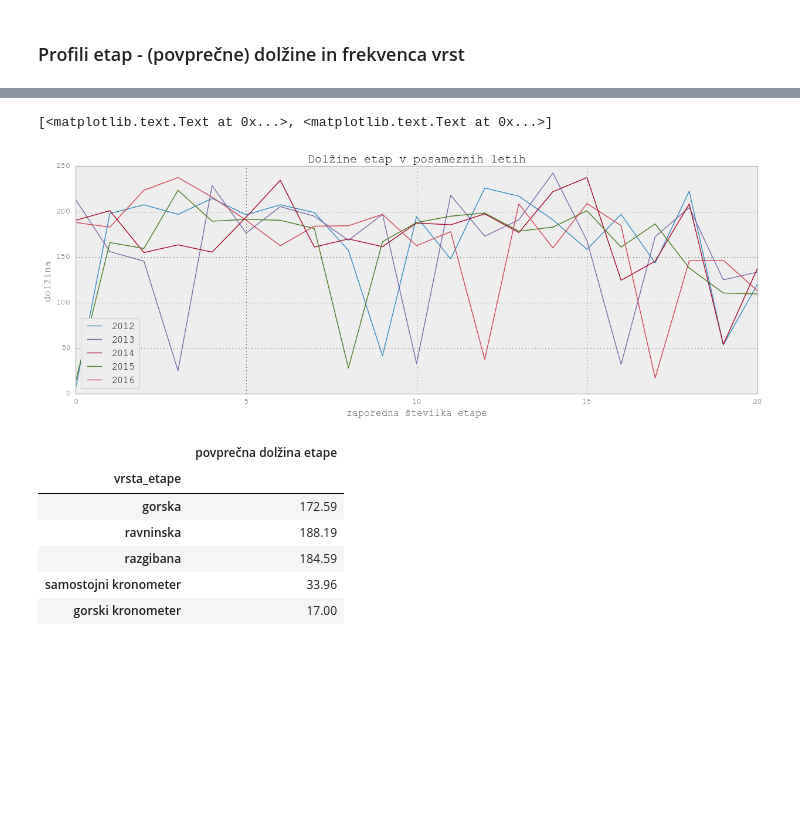
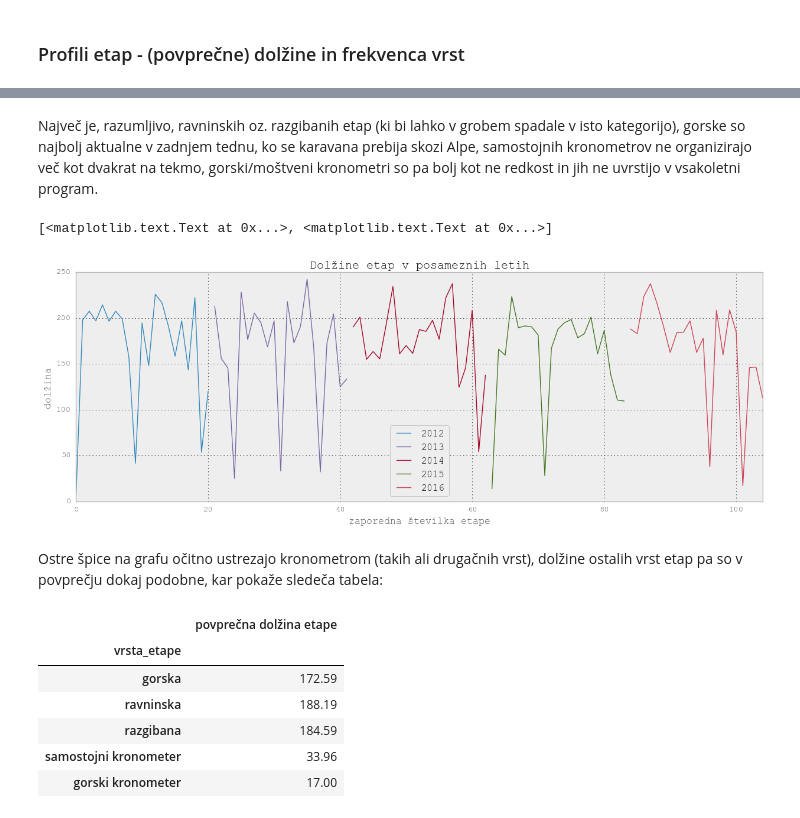
Before and after one commit to aeTS/Projekt-PRO1, a Jupyter notebook: Projekt_analiza_Tour.ipynb, the cells around one changed output, grey strips where cells are left out. Saved outputs shown, nothing was run; the diff lists cells and outputs as text; code cells hidden in the pictures; blank space fills up the shorter version.

```diff
--- a/Projekt_analiza_Tour.ipynb
+++ b/Projekt_analiza_Tour.ipynb
@@ -329,0 +299,3 @@ e2016 = pd.read_csv('Etape\\Tour2016.csv')
+# %%
+etape = pd.read_csv('etape.csv')
+etape[:15]
@@ -350,17 +334,25 @@ tabela(e2012, e2013, e2014, e2015, e2016, 'vrsta_etape')
+# %% [markdown]
+Največ je, razumljivo, ravninskih oz. razgibanih etap (ki bi lahko v grobem spadale v isto kategorijo),
+gorske so najbolj aktualne v zadnjem tednu, ko se karavana prebija skozi Alpe,
+samostojnih kronometrov ne organizirajo več kot dvakrat na tekmo,
+gorski/moštveni kronometri so pa bolj kot ne redkost in jih ne uvrstijo v vsakoletni program.
 # %%
-d2 = pd.DataFrame(e2012['dolžina_etape'])
+d2 = pd.DataFrame(etape[etape.leto == 2012]['dolžina_etape'])
 d2.columns = ['2012']
-d3 = pd.DataFrame(e2013['dolžina_etape'])
+d3 = pd.DataFrame(etape[etape.leto == 2013]['dolžina_etape'])
 d3.columns = ['2013']
-d4 = pd.DataFrame(e2014['dolžina_etape'])
+d4 = pd.DataFrame(etape[etape.leto == 2014]['dolžina_etape'])
 d4.columns = ['2014']
-d5 = pd.DataFrame(e2015['dolžina_etape'])
+d5 = pd.DataFrame(etape[etape.leto == 2015]['dolžina_etape'])
 d5.columns = ['2015']
-d6 = pd.DataFrame(e2016['dolžina_etape'])
+d6 = pd.DataFrame(etape[etape.leto == 2016]['dolžina_etape'])
 d6.columns = ['2016']
 D0 = pd.concat([d2, d3, d4, d5, d6], axis=1)
+D0
 D0.plot(title='Dolžine etap v posameznih letih').set(xlabel="zaporedna številka etape", ylabel="dolžina")
 # %% [output]
 [<matplotlib.text.Text at 0x...>, <matplotlib.text.Text at 0x...>]
-[figure, old version]
+[figure, new version]
+# %% [markdown]
+Ostre špice na grafu očitno ustrezajo kronometrom (takih ali drugačnih vrst), dolžine ostalih vrst etap pa so v povprečju dokaj podobne, kar pokaže sledeča tabela:
 # %%
```
Also changed, not shown: parts of 58 cells of this notebook, 4 other files.
